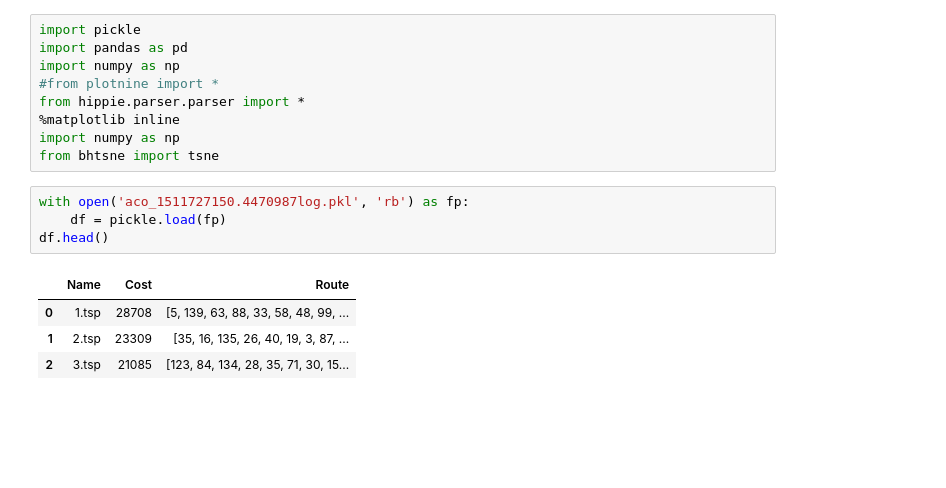
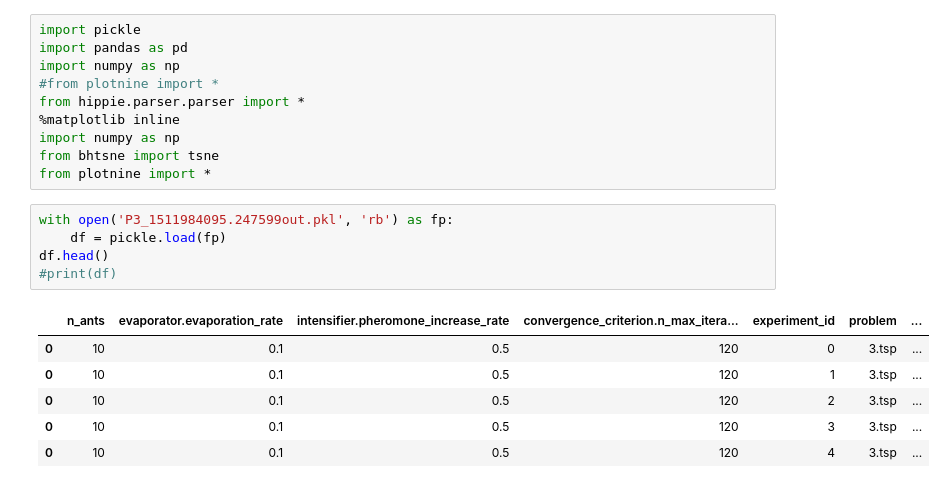
Before and after one commit to elixxx/Nature-inspired-Algorithms, a Jupyter notebook: analysis_aco.ipynb, the cells around one changed output. Cells and saved outputs as stored; diff of their text form; blank space fills up the shorter version.

```diff
--- a/analysis_aco.ipynb
+++ b/analysis_aco.ipynb
@@ -7,15 +7,19 @@ from hippie.parser.parser import *
 %matplotlib inline
 import numpy as np
 from bhtsne import tsne
+from plotnine import *
 # %%
-with open('aco_1511727150.4470987log.pkl', 'rb') as fp:
+with open('P3_1511984095.247599out.pkl', 'rb') as fp:
     df = pickle.load(fp)
 df.head()
+#print(df)
 # %% [output]
-|  | Name | Cost | Route |
-| 0 | 1.tsp | 28708 | [5, 139, 63, 88, 33, 58, 48, 99, ... |
-| 1 | 2.tsp | 23309 | [35, 16, 135, 26, 40, 19, 3, 87, ... |
-| 2 | 3.tsp | 21085 | [123, 84, 134, 28, 35, 71, 30, 15... |
+|  | n_ants | evaporator.evaporation_rate | intensifier.pheromone_increase_rate | convergence_criterion.n_max_itera... | experiment_id | problem | ... |
+| 0 | 10 | 0.1 | 0.5 | 120 | 0 | 3.tsp | ... |
+| 0 | 10 | 0.1 | 0.5 | 120 | 1 | 3.tsp | ... |
+| 0 | 10 | 0.1 | 0.5 | 120 | 2 | 3.tsp | ... |
+| 0 | 10 | 0.1 | 0.5 | 120 | 3 | 3.tsp | ... |
+| 0 | 10 | 0.1 | 0.5 | 120 | 4 | 3.tsp | ... |
 # %%
 df.dtypes
 # %% [output]
```
Also changed, not shown: parts of 9 cells of this notebook.
